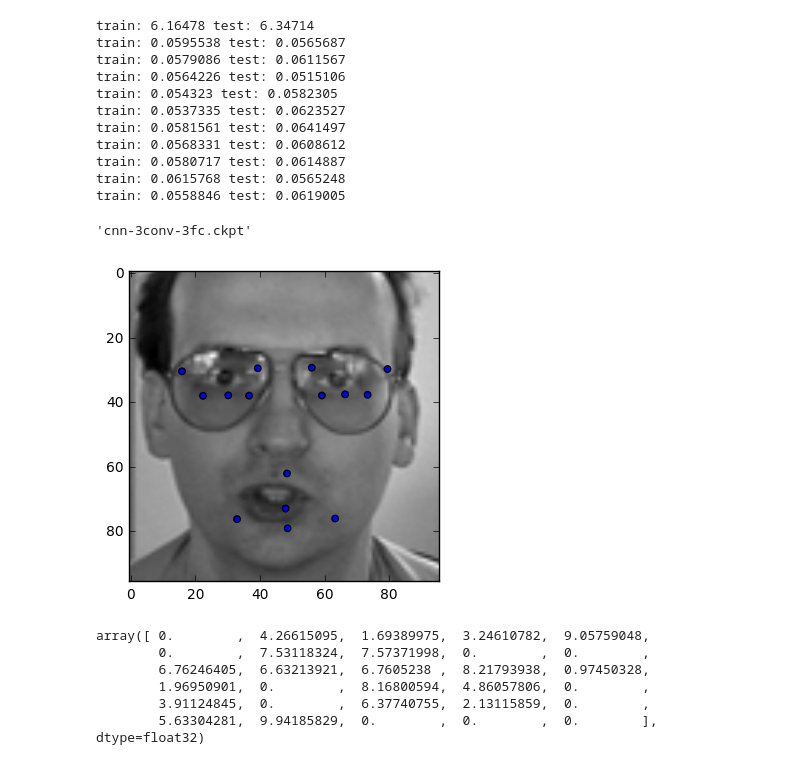
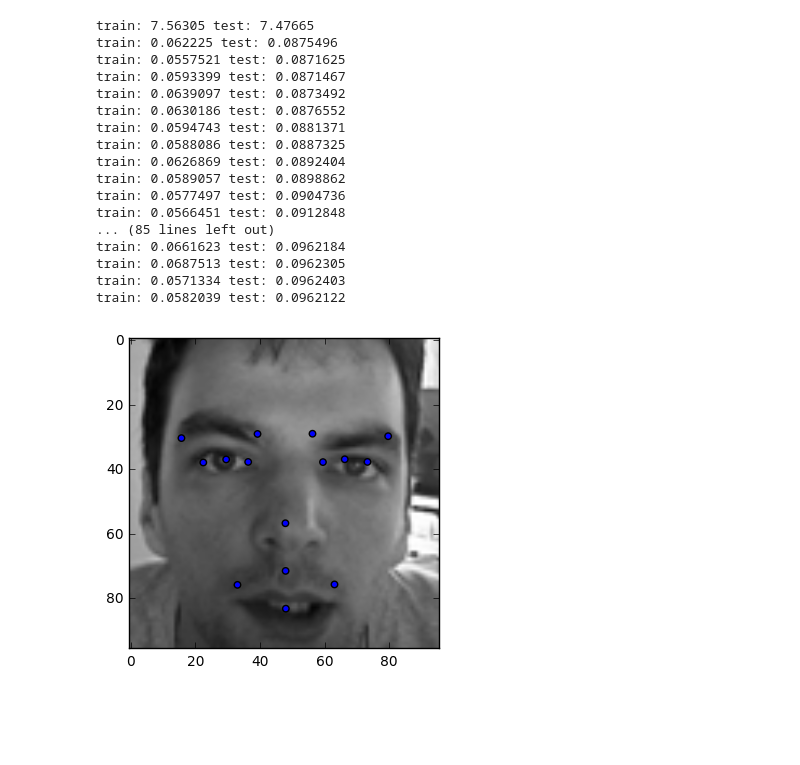
Before and after one commit to kamvlad/faceFeatures, a Jupyter notebook: ConvNet2.ipynb, the cells around one changed output. Cells and saved outputs as stored; diff of their text form; code cells hidden in the pictures; blank space fills up the shorter version.

Commit message:
trained CNN with 3 conv and 3 fc layers ver. 2

```diff
--- a/ConvNet2.ipynb
+++ b/ConvNet2.ipynb
@@ -1,11 +1,12 @@
 # %%
+# Public score 4.47675
 import tensorflow as tf
 import numpy as np
 import dataset as ds
 from random import shuffle
 trainToTestRatio = 0.8
 
-dataset = np.load('faceFeatures_9216_normalized_labels_as_coord_full_data.npz')
+dataset = np.load('faceFeatures_2140_normalized_labels_as_coord_full_data.npz')
 samples = dataset['data'].shape[0]
 sampleSize = dataset['data'].shape[1]
 coordsCount = dataset['y'].shape[1]
@@ -101,18 +102,18 @@ sess.run(init)
 
 trainLoss = []
 testLoss = []
-#batcher=Batcher(trainData,trainY)
+batcher=Batcher(trainData,trainY)
 #test_batcher=Batcher(testData,testY)
 
 
 for i in range(epohs):
-    #tD,tY=batcher.nextBatch(100)
+    tD,tY=batcher.nextBatch(100)
 
     #evalY=y.eval(feed_dict={x:trainData, keep_prob: 1.0},session=sess)
     #evalY[~np.isnan(tY)]=tY[~np.isnan(tY)]
     if i % 1000 == 0:
         #tstD,tstY=batcher.nextBatch(100)
-        train = lossFunc.eval(feed_dict={x:trainData, y_:trainY, keep_prob: 1.0}, session=sess)
+        train = lossFunc.eval(feed_dict={x:tD, y_:tY, keep_prob: 1.0}, session=sess)
         #evalTestY=y.eval(feed_dict={x:tstD, keep_prob: 1.0},session=sess)
         #evalTestY[~np.isnan(tstY)]=tstY[~np.isnan(tstY)]
         test = lossFunc.eval(feed_dict={x:testData, y_:testY, keep_prob: 1.0}, session=sess)
@@ -120,31 +121,37 @@ for i in range(epohs):
         testLoss+=[test]
         if test<win_score:
             saver.save(sess,'win_sess')
-        early_stopping_num=early_stopping_max
+            early_stopping_num=early_stopping_max
         else:
             early_stopping_num-=1
             if early_stopping_num<=0:
                 break
-
-
         print('train:', train, 'test:', test)
-    train_step.run(feed_dict={x:trainData, y_:trainY, keep_prob:0.5}, session=sess)
+    train_step.run(feed_dict={x:tD, y_:tY, keep_prob:0.5}, session=sess)
 # %% [output]
-train: 6.16478 test: 6.34714
-train: 0.0595538 test: 0.0565687
-train: 0.0579086 test: 0.0611567
-train: 0.0564226 test: 0.0515106
-train: 0.054323 test: 0.0582305
-train: 0.0537335 test: 0.0623527
-train: 0.0581561 test: 0.0641497
-train: 0.0568331 test: 0.0608612
-train: 0.0580717 test: 0.0614887
-train: 0.0615768 test: 0.0565248
-train: 0.0558846 test: 0.0619005
+train: 7.56305 test: 7.47665
+train: 0.062225 test: 0.0875496
+train: 0.0557521 test: 0.0871625
+train: 0.0593399 test: 0.0871467
+train: 0.0639097 test: 0.0873492
+train: 0.0630186 test: 0.0876552
+train: 0.0594743 test: 0.0881371
+train: 0.0588086 test: 0.0887325
+train: 0.0626869 test: 0.0892404
+train: 0.0589057 test: 0.0898862
+train: 0.0577497 test: 0.0904736
+train: 0.0566451 test: 0.0912848
+... (85 lines left out)
+train: 0.0661623 test: 0.0962184
+train: 0.0687513 test: 0.0962305
+train: 0.0571334 test: 0.0962403
+train: 0.0582039 test: 0.0962122
-# %%
-saver.save(sess, 'cnn-3conv-3fc.ckpt')
-# %% [output]
-'cnn-3conv-3fc.ckpt'
+# %%
+#saver.save(sess, 'cnn-3conv-3fc.ckpt')
+init = tf.initialize_all_variables()
+sess = tf.Session()
+sess.run(init)
+saver.restore(sess, 'cnn-3conv-3fc.ckpt')
 # %%
 %matplotlib inline
 import matplotlib.pyplot as plt
@@ -167,15 +174,6 @@ tData=trainData[:10]
 evalResult=y.eval(feed_dict={x:tData, keep_prob:1.0}, session=sess)
 testResult = lambda idx : showFace(tData[idx], evalResult[idx])
 # %%
-testResult(7)
+testResult(5)
 # %% [output]
-[figure, old version]
+[figure, new version]
-# %%
-evalResult[0]
-# %% [output]
-array([ 0.        ,  4.26615095,  1.69389975,  3.24610782,  9.05759048,
-        0.        ,  7.53118324,  7.57371998,  0.        ,  0.        ,
-        6.76246405,  6.63213921,  6.7605238 ,  8.21793938,  0.97450328,
-        1.96950901,  0.        ,  8.16800594,  4.86057806,  0.        ,
-        3.91124845,  0.        ,  6.37740755,  2.13115859,  0.        ,
-        5.63304281,  9.94185829,  0.        ,  0.        ,  0.        ], dtype=float32)
```
Also changed, not shown: parts of 2 cells of this notebook, 3 other files.
